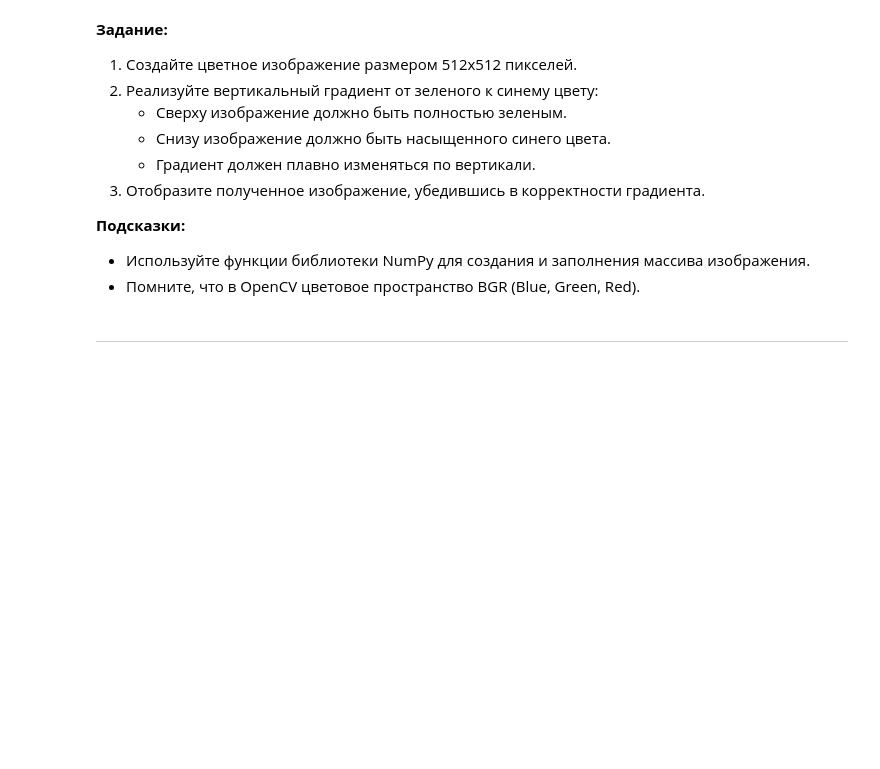
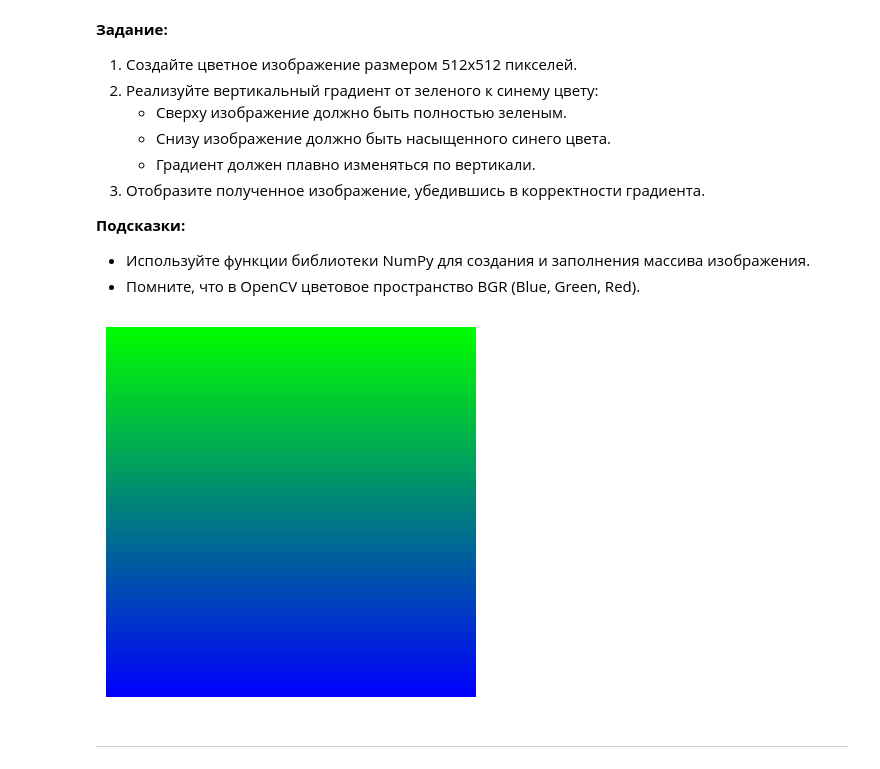
Before and after one commit to niksisons/image_processing, a Jupyter notebook: Практическая_работа_№4_Основные_методы_OpenCV_Часть_№2.ipynb, the cells around one changed output. Cells and saved outputs as stored; diff of their text form; code cells hidden in the pictures; blank space fills up the shorter version.

```diff
--- a/Практическая_работа_№4_Основные_методы_OpenCV_Часть_№2.ipynb
+++ b/Практическая_работа_№4_Основные_методы_OpenCV_Часть_№2.ipynb
@@ -36,3 +50,26 @@
+# %%
+import cv2
+import numpy as np
+import matplotlib.pyplot as plt
+
+def create_gradient_image(height, width):
+    image = np.zeros((height, width, 3), dtype=np.uint8)
+
+    for y in range(height):
+        green_value = int(255 * (1 - y / height))
+        blue_value = int(255 * (y / height))
+
+        image[y, :] = [blue_value, green_value, 0]
+
+    return image
+
+gradient_image = create_gradient_image(512, 512)
+
+plt.imshow(cv2.cvtColor(gradient_image, cv2.COLOR_BGR2RGB))
+plt.axis('off')
+plt.show()
+# %% [output]
+[figure, added]
 # %% [markdown]
 ---
 # %% [markdown]
```
Also changed, not shown: parts of 31 cells of this notebook.
